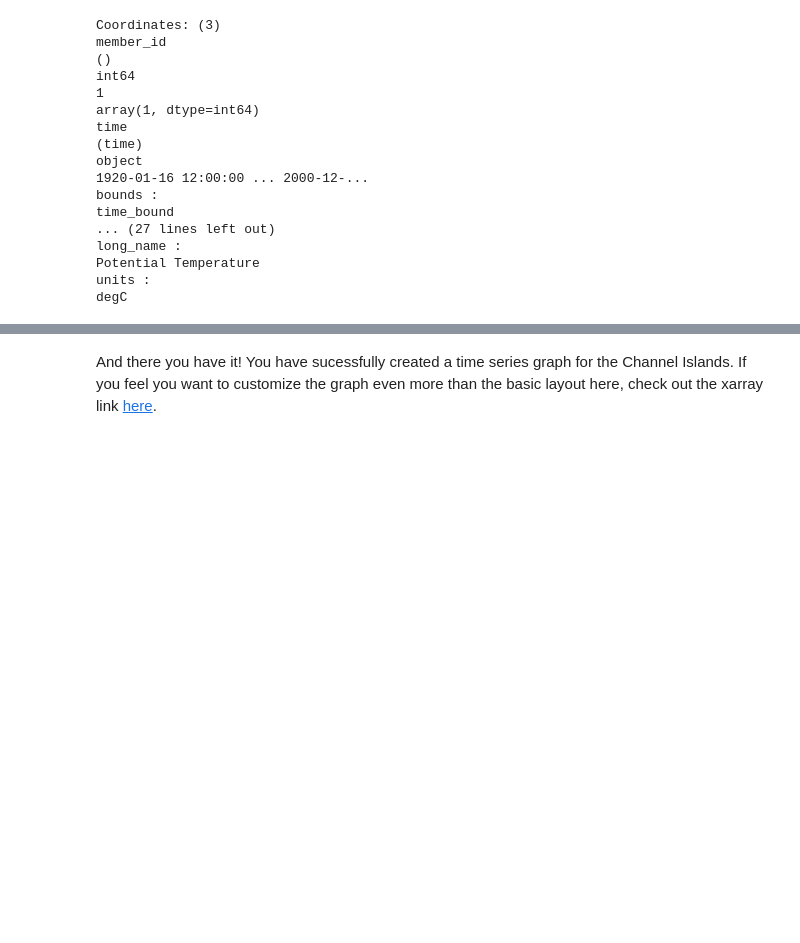
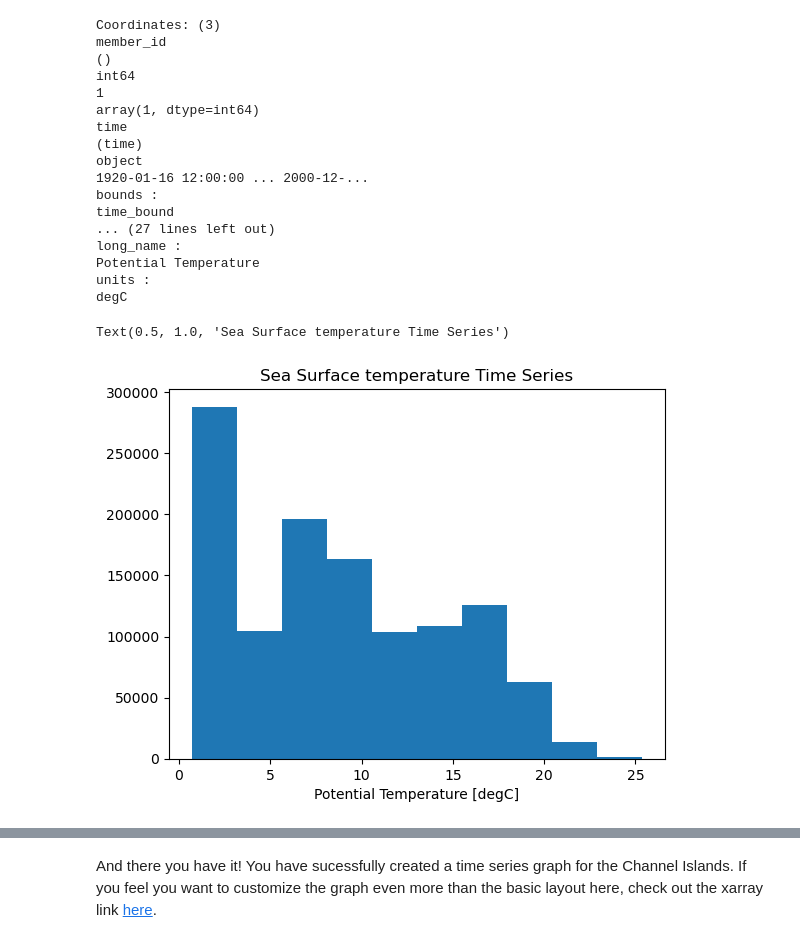
Before and after one commit to Channelislanders/toolkit, a Jupyter notebook: Time_series.ipynb, the cells around one changed output, grey strips where cells are left out. Cells and saved outputs as stored; diff of their text form; code cells hidden in the pictures; blank space fills up the shorter version.

Commit message:
revised time series notebook

```diff
--- a/Time_series.ipynb
+++ b/Time_series.ipynb
@@ -503,15 +507,16 @@ degC
 # %%
 #for running this plot fast, I have added this code chunk to read in an .nc file related to this notebook
 #note that this .nc is configured to this notebook only. I do not recommend using this .nc file for other uses.
 
-
-
-
+temp_file = xr.open_dataset("data/time_series/20C_rcp85_temp.nc")
 
 #plot out time series graph
-point_3.plot()
+temp_file.TEMP.plot()
 
 #add title to graph
 plt.title("Sea Surface temperature Time Series")
+# %% [output]
+Text(0.5, 1.0, 'Sea Surface temperature Time Series')
+[figure, added]
 # %%
 # To find the max and min of the time series.
```
Also changed, not shown: parts of 3 cells of this notebook, 4 other files.
